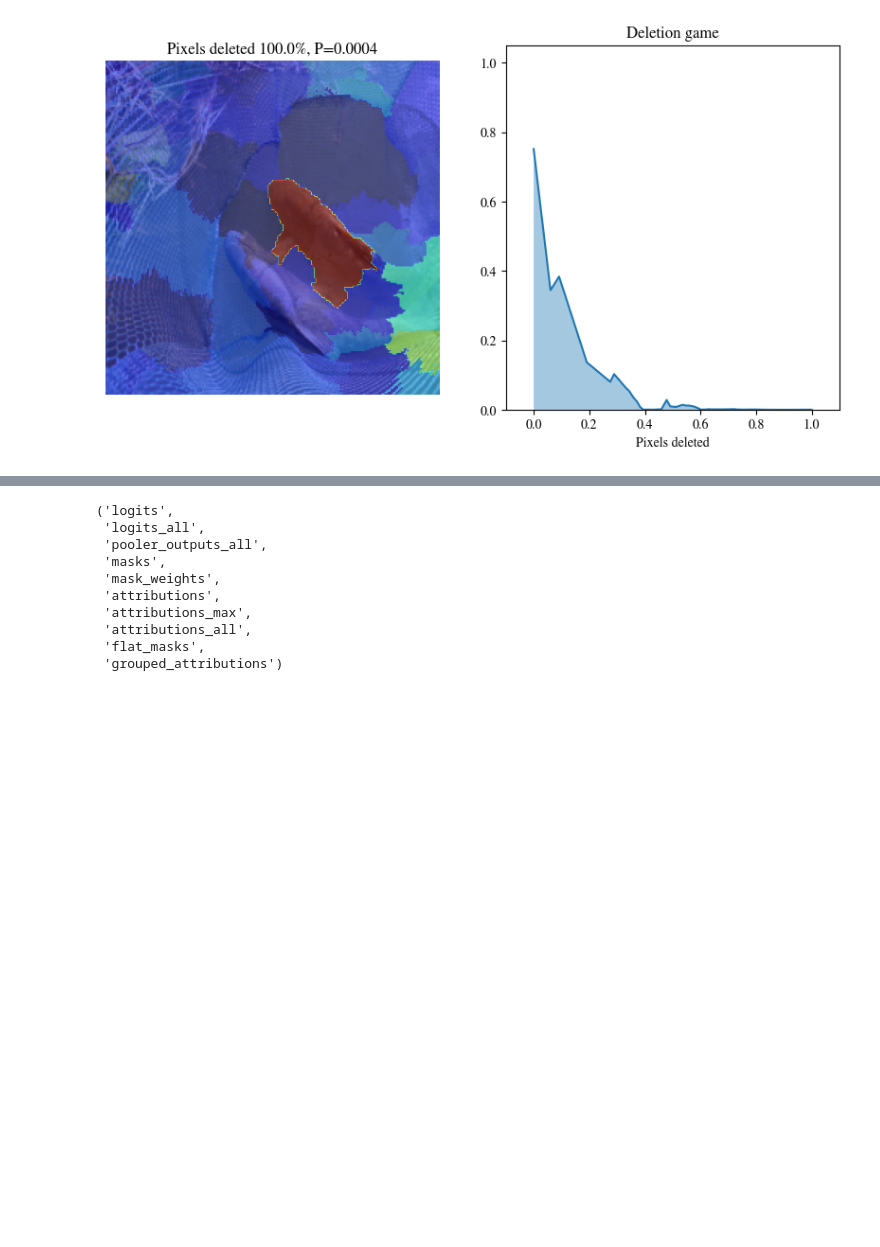
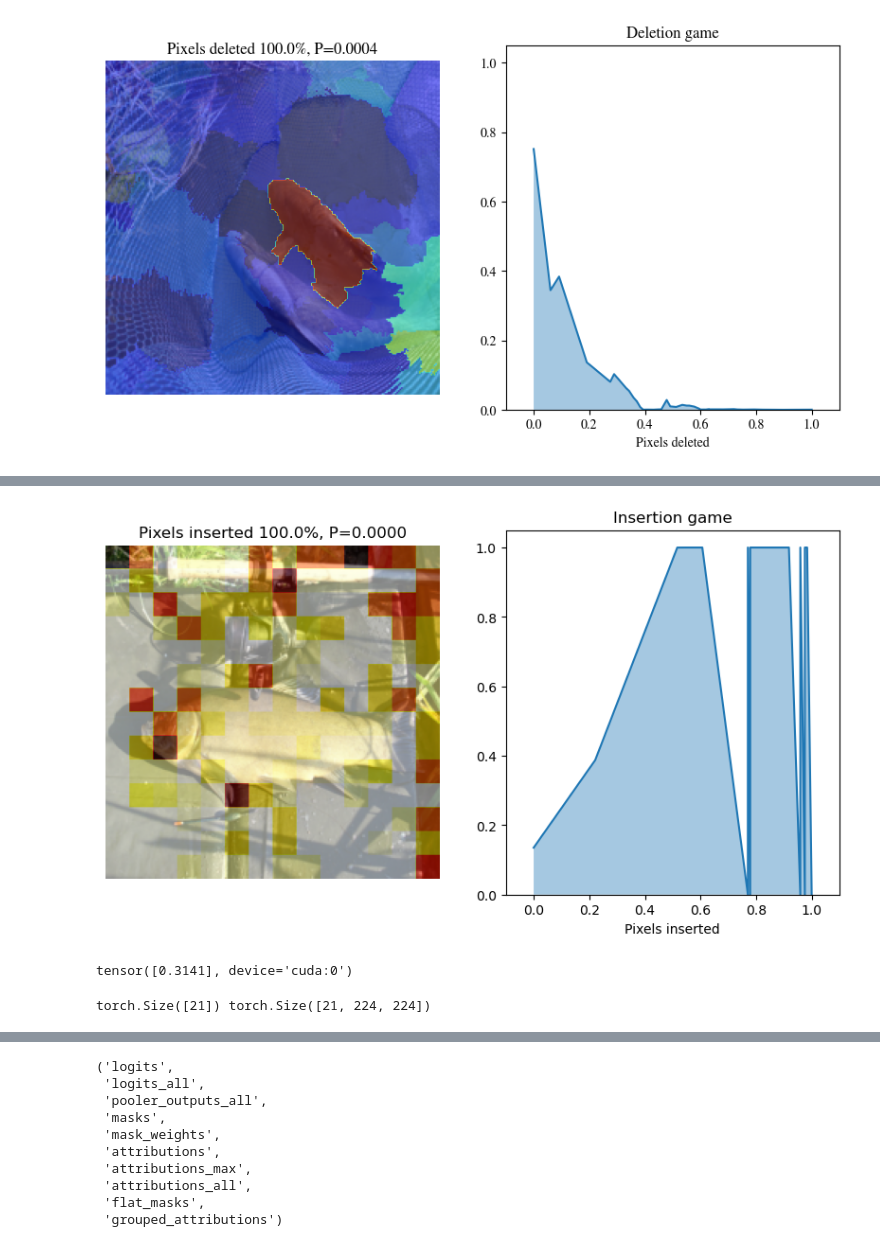
Before and after one commit to BrachioLab/sop, a Jupyter notebook: notebooks/eval_imagenet.ipynb, the cells around one changed output, grey strips where cells are left out. Saved outputs shown, nothing was run; the diff lists cells and outputs as text; code cells hidden in the pictures; blank space fills up the shorter version.

```diff
--- a/notebooks/eval_imagenet.ipynb
+++ b/notebooks/eval_imagenet.ipynb
@@ -869,8 +902,3 @@ class GroupedInsertionCls(GroupedInsDelCls):
                  postprocess=None):
         mode = 'ins'
         super(GroupedInsertionCls, self).__init__(model, mode, substrate_fn, postprocess)
-# %%
-gins_evaluator = GroupedInsertionCls(model)
-with torch.no_grad():
-    gins_eval_output = gins_evaluator(inputs, expln.attributions, group_mask=expln.flat_masks, return_dict=True)
-gins_evaluator.plot(denormed_img[0], expln.attributions[0], gins_eval_output['scores'][0], gins_eval_output['step_sizes'][0])
@@ -895,0 +935,5 @@ BdbQuit:
+# %%
+masks_sort_used = (masks_sort[mask_weights_sort > 0] > 0.5).int()
+# masks_sort_used = (masks_sort[mask_weights_sort > 0] > 0).int()
+mask_weights_sort_used = mask_weights_sort[mask_weights_sort > 0]
+print(mask_weights_sort_used.shape, masks_sort_used.shape)
@@ -895,0 +956,17 @@ BdbQuit:
+# %%
+gins_evaluator = GroupedInsertionCls(model)
+with torch.no_grad():
+    gins_eval_output = gins_evaluator(inputs, [masks_sort_used], masks_scores_all=[mask_weights_sort_used], return_dict=True)
+gins_evaluator.plot(denormed_img[0], gins_eval_output['used_masks'][0],
+                    gins_eval_output['scores'][0], gins_eval_output['step_sizes'][0])
+gins_eval_output['auc_score']
+# %% [output]
+[figure, added]
+tensor([0.3141], device='cuda:0')
+# %%
+# masks_sort_used = (masks_sort[mask_weights_sort > 0] > 0.5).int()
+masks_sort_used = (masks_sort[mask_weights_sort > 0] > 0).int()
+mask_weights_sort_used = mask_weights_sort[mask_weights_sort > 0]
+print(mask_weights_sort_used.shape, masks_sort_used.shape)
+# %% [output]
+torch.Size([21]) torch.Size([21, 224, 224])
```
Also changed, not shown: parts of 14 cells of this notebook, 9 other files.
